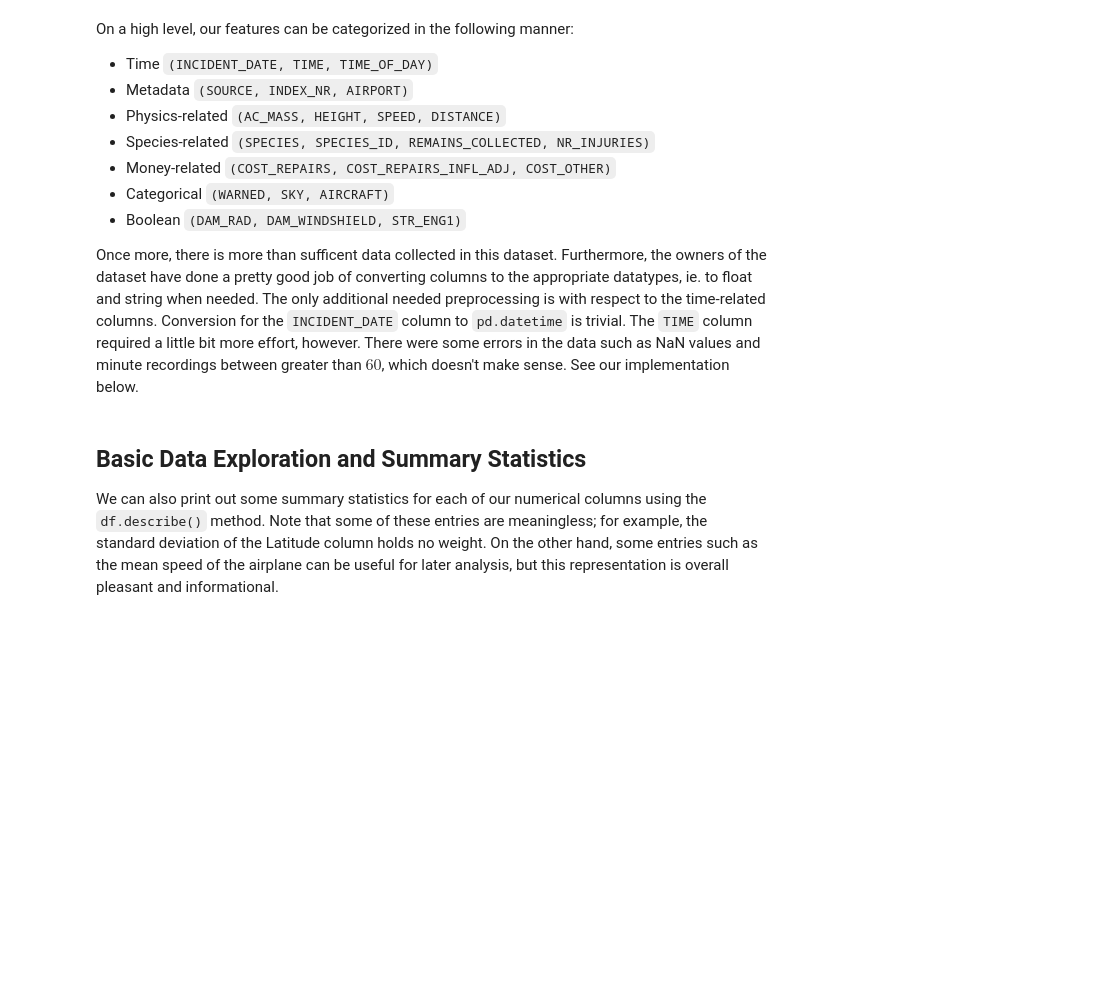
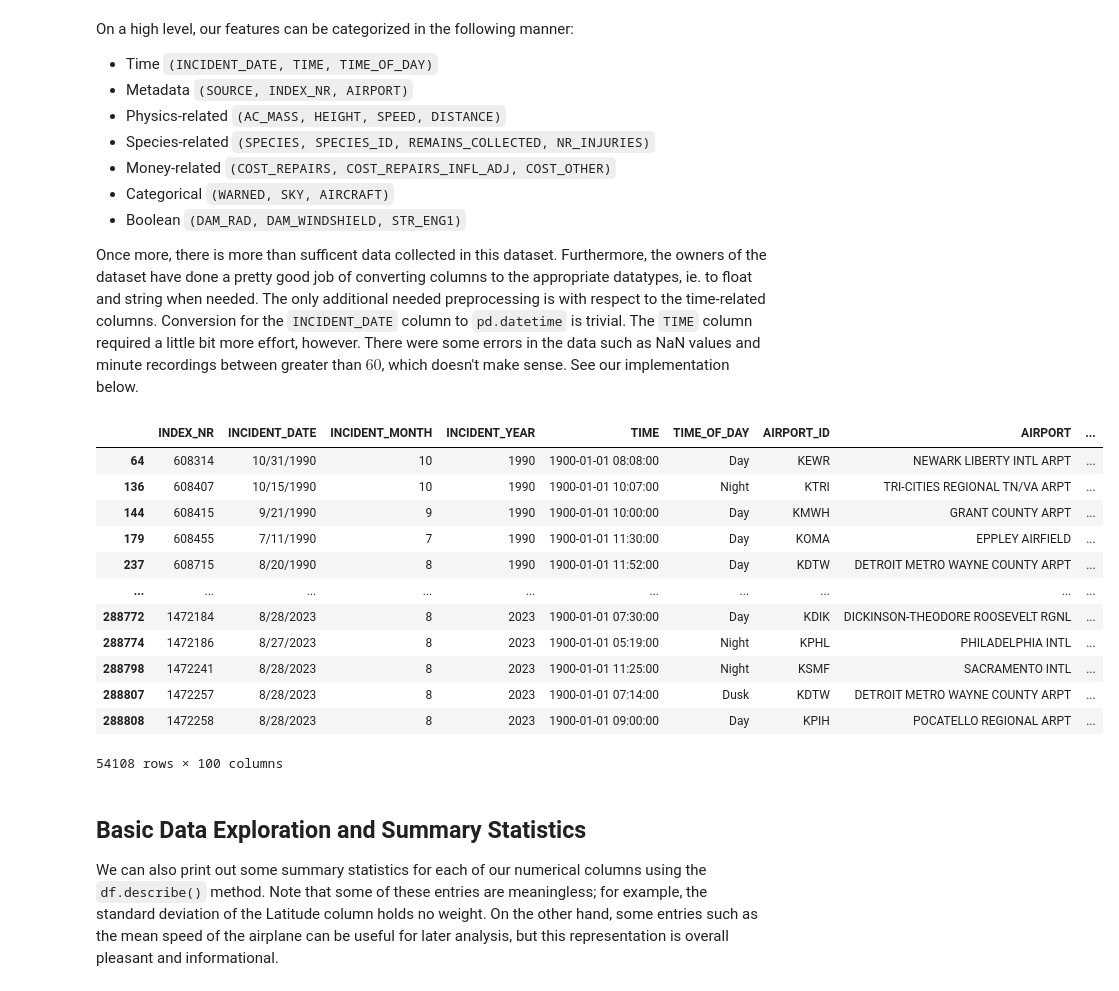
Before and after one commit to thejameszhang/cmsc320-project, a Jupyter notebook: eda.ipynb, the cells around one changed output. Saved outputs shown, nothing was run; the diff lists cells and outputs as text; code cells hidden in the pictures; blank space fills up the shorter version.

```diff
--- a/eda.ipynb
+++ b/eda.ipynb
@@ -63,20 +66,37 @@ Once more, there is more than sufficent data collected in this dataset. Furtherm
 # %%
 def time_helper(x):
     # If nan, then just return nan.
-    if not isinstance(x, float):
+    if isinstance(x, float):
         return np.NaN
     # We want at least hour and minute precision.
     elements = str(x).split(':')
     if len(elements) < 2:
         return np.NaN
     # Ensure validity of hours and minutes before returning.
     h, m = int(elements[0]), int(elements[1])
     return x if h in range(0, 13) and m in range(0, 61) else np.NaN
 
-# Convert these columns datetime.
-df["INCIDENT_DATE"] = pd.to_datetime(df["INCIDENT_DATE"])
 df["TIME"] = df["TIME"].apply(time_helper)
-df["TIME"] = pd.to_datetime(df["TIME"])
+df = df.dropna(subset=["TIME"])
+df["TIME"] = pd.to_datetime(df["TIME"], format="%H:%M", errors="coerce")
+df = df.dropna(subset=["TIME"])
+
+#preview
+df
+# %% [output]
+|  | INDEX_NR | INCIDENT_DATE | INCIDENT_MONTH | INCIDENT_YEAR | TIME | TIME_OF_DAY | AIRPORT_ID | AIRPORT | ... |
+| 64 | 608314 | 10/31/1990 | 10 | 1990 | 1900-01-01 08:08:00 | Day | KEWR | NEWARK LIBERTY INTL ARPT | ... |
+| 136 | 608407 | 10/15/1990 | 10 | 1990 | 1900-01-01 10:07:00 | Night | KTRI | TRI-CITIES REGIONAL TN/VA ARPT | ... |
+| 144 | 608415 | 9/21/1990 | 9 | 1990 | 1900-01-01 10:00:00 | Day | KMWH | GRANT COUNTY ARPT | ... |
+| 179 | 608455 | 7/11/1990 | 7 | 1990 | 1900-01-01 11:30:00 | Day | KOMA | EPPLEY AIRFIELD | ... |
+| 237 | 608715 | 8/20/1990 | 8 | 1990 | 1900-01-01 11:52:00 | Day | KDTW | DETROIT METRO WAYNE COUNTY ARPT | ... |
+| ... | ... | ... | ... | ... | ... | ... | ... | ... | ... |
+| 288772 | 1472184 | 8/28/2023 | 8 | 2023 | 1900-01-01 07:30:00 | Day | KDIK | DICKINSON-THEODORE ROOSEVELT RGNL | ... |
+| 288774 | 1472186 | 8/27/2023 | 8 | 2023 | 1900-01-01 05:19:00 | Night | KPHL | PHILADELPHIA INTL | ... |
+| 288798 | 1472241 | 8/28/2023 | 8 | 2023 | 1900-01-01 11:25:00 | Night | KSMF | SACRAMENTO INTL | ... |
+| 288807 | 1472257 | 8/28/2023 | 8 | 2023 | 1900-01-01 07:14:00 | Dusk | KDTW | DETROIT METRO WAYNE COUNTY ARPT | ... |
+| 288808 | 1472258 | 8/28/2023 | 8 | 2023 | 1900-01-01 09:00:00 | Day | KPIH | POCATELLO REGIONAL ARPT | ... |
+54108 rows × 100 columns
 # %% [markdown]
 ## Basic Data Exploration and Summary Statistics
 
```
Also changed, not shown: parts of 12 cells of this notebook.
